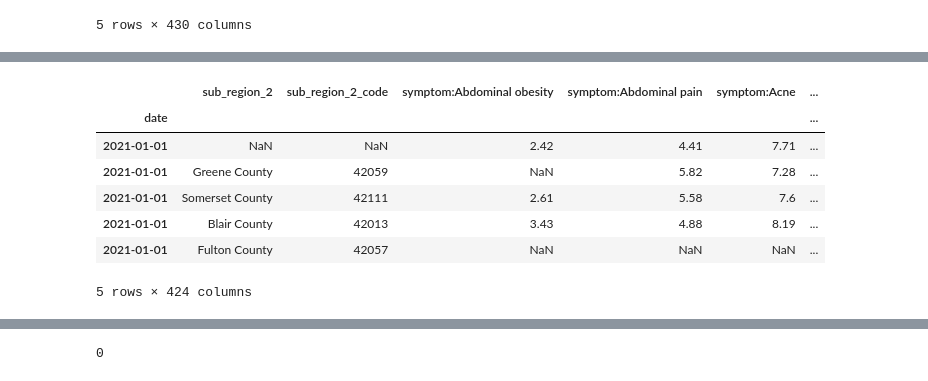
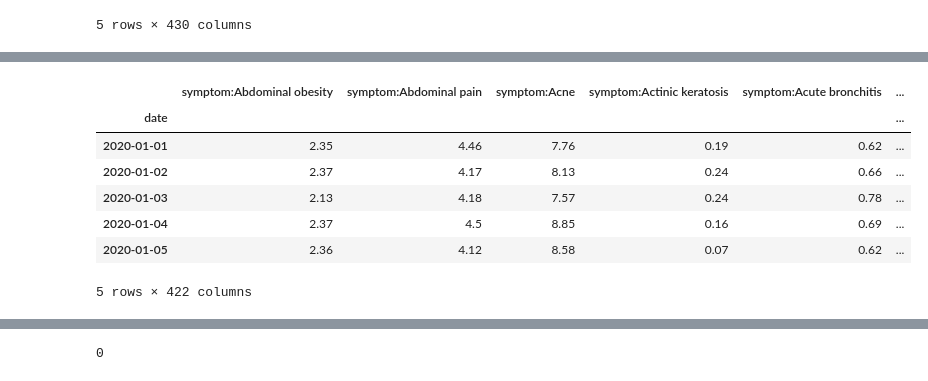
Before and after one commit to sanderlin2013/Predicting-COVID-19-in-Philly, a Jupyter notebook: Untitled.ipynb, the cells around one changed output, grey strips where cells are left out. Cells and saved outputs as stored; diff of their text form; code cells hidden in the pictures.

```diff
--- a/Untitled.ipynb
+++ b/Untitled.ipynb
@@ -13,12 +19,16 @@ import matplotlib.pyplot as plt
 # %%
-#bringing in our 4 dataframes
-public_data = pd.read_csv("COVID-19_Aggregate_Cases_Current_Weekly_County_Health.csv")
-#google_data_2020 = pd.read_csv("2020_sub_region_1_daily_2020_US_Pennsylvania_daily_symptoms_dataset.csv",  dtype=str)
-google_data_2021 = pd.read_csv("2021_sub_region_1_daily_2021_US_Pennsylvania_daily_symptoms_dataset(1).csv", dtype=str)
-google_data_2022 = pd.read_csv("2022_sub_region_1_daily_2022_US_Pennsylvania_daily_symptoms_dataset(1).csv", dtype=str)
+# bringing in our 4 dataframes
+public_data = pd.read_csv(
+    "COVID-19_Aggregate_Cases_Current_Weekly_County_Health.csv")
+google_data_2020 = pd.read_csv(
+    "2020_sub_region_1_daily_2020_US_Pennsylvania_daily_symptoms_dataset.csv",  dtype=str)
+google_data_2021 = pd.read_csv(
+    "2021_sub_region_1_daily_2021_US_Pennsylvania_daily_symptoms_dataset(1).csv", dtype=str)
+google_data_2022 = pd.read_csv(
+    "2022_sub_region_1_daily_2022_US_Pennsylvania_daily_symptoms_dataset(1).csv", dtype=str)
 # %%
 # consolidating our google data into one dataframe
-google_dataframes = [google_data_2021, google_data_2022]
+google_dataframes = [google_data_2020, google_data_2021, google_data_2022]
 google_data = pd.concat(google_dataframes)
 google_data.head()
 # %% [output]
@@ -32,7 +53,7 @@ google_data.head()
 # %%
-#removing extraneous columns from our `google_data`
-google_data.drop(columns=["country_region_code", "country_region", "sub_region_1",
+# removing extraneous columns from our `google_data`
+google_philly.drop(columns=["sub_region_2", "sub_region_2_code","country_region_code", "country_region", "sub_region_1",
                           "sub_region_1_code", "place_id"], inplace=True)
 
-google_data.head()
+google_philly.head()
 # %% [output]
@@ -46,5 +71,5 @@ google_data.head()
 # %%
 # make the date our index, then sort by the date index
-google_data['date']= pd.to_datetime(google_data['date'])
-google_data.set_index('date', inplace=True)
-google_data = google_data.sort_index()
+google_philly['date'] = pd.to_datetime(google_philly['date'])
+google_philly.set_index('date', inplace=True)
+google_philly= google_philly.sort_index()
@@ -51,11 +82,11 @@ google_data = google_data.sort_index()
 # %%
-google_data.head()
+google_philly.head()
 # %% [output]
-|  | sub_region_2 | sub_region_2_code | symptom:Abdominal obesity | symptom:Abdominal pain | symptom:Acne | ... |
+|  | symptom:Abdominal obesity | symptom:Abdominal pain | symptom:Acne | symptom:Actinic keratosis | symptom:Acute bronchitis | ... |
 | date |  |  |  |  |  | ... |
-| 2021-01-01 | NaN | NaN | 2.42 | 4.41 | 7.71 | ... |
-| 2021-01-01 | Greene County | 42059 | NaN | 5.82 | 7.28 | ... |
-| 2021-01-01 | Somerset County | 42111 | 2.61 | 5.58 | 7.6 | ... |
-| 2021-01-01 | Blair County | 42013 | 3.43 | 4.88 | 8.19 | ... |
-| 2021-01-01 | Fulton County | 42057 | NaN | NaN | NaN | ... |
+| 2020-01-01 | 2.35 | 4.46 | 7.76 | 0.19 | 0.62 | ... |
+| 2020-01-02 | 2.37 | 4.17 | 8.13 | 0.24 | 0.66 | ... |
+| 2020-01-03 | 2.13 | 4.18 | 7.57 | 0.24 | 0.78 | ... |
+| 2020-01-04 | 2.37 | 4.5 | 8.85 | 0.16 | 0.69 | ... |
+| 2020-01-05 | 2.36 | 4.12 | 8.58 | 0.07 | 0.62 | ... |
-5 rows × 424 columns
+5 rows × 422 columns
```
Also changed, not shown: parts of 49 cells of this notebook, 4 other files.
